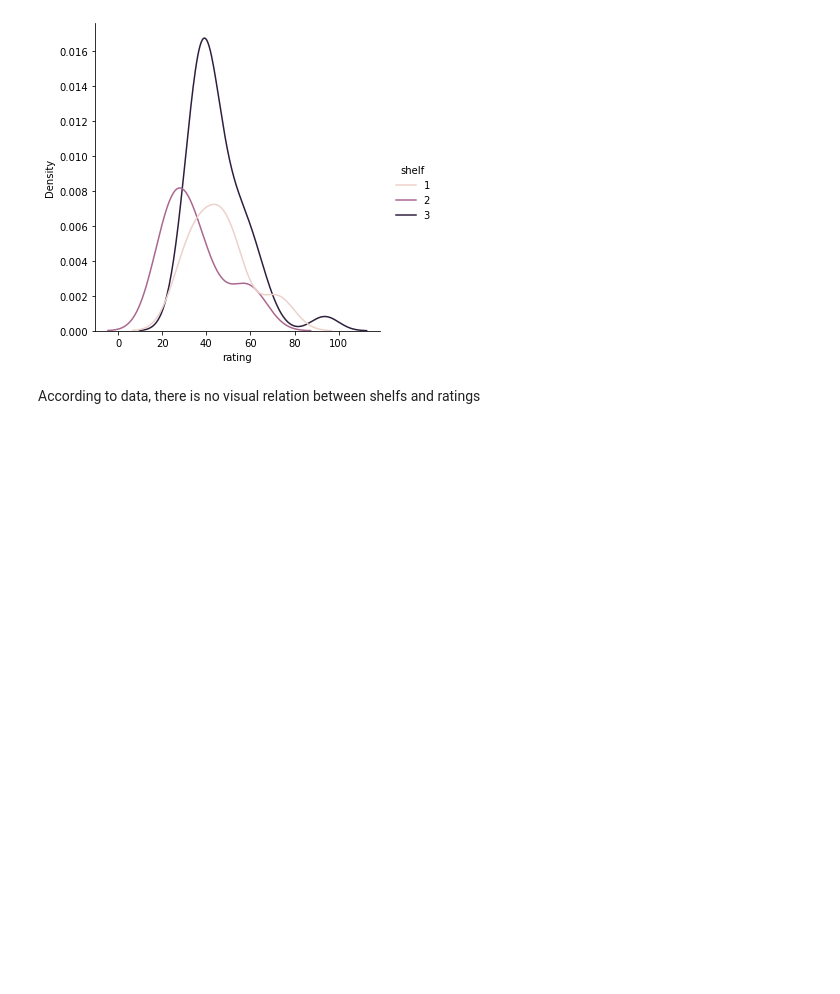
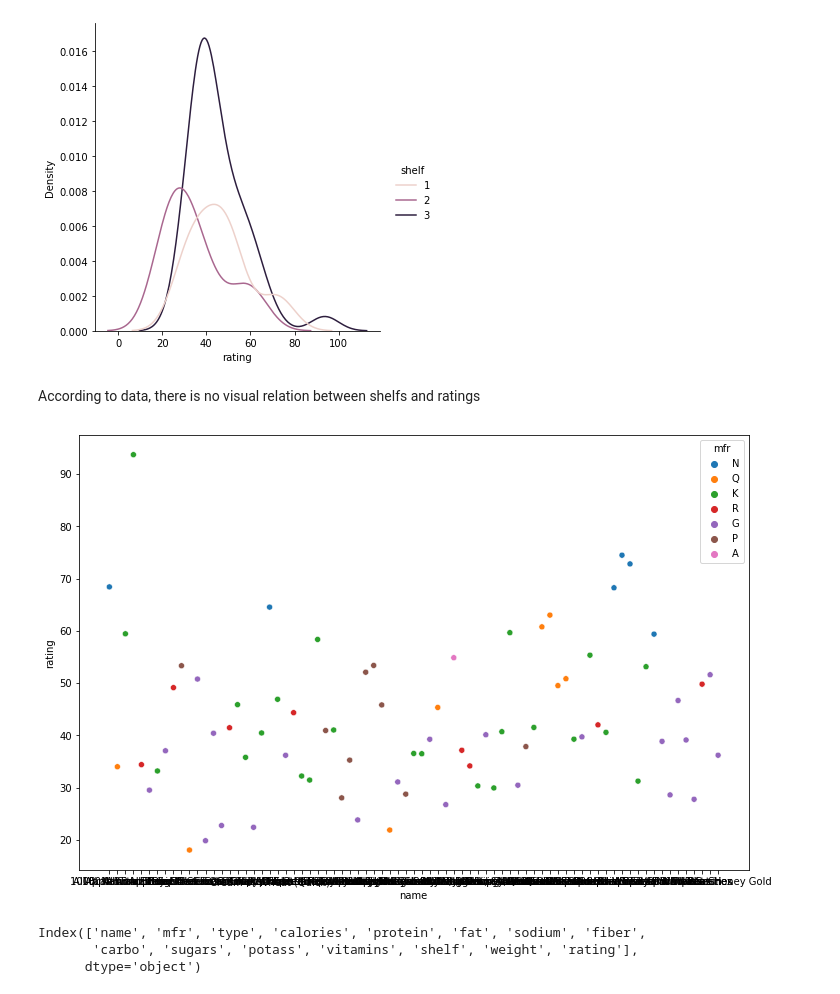
Before and after one commit to thiagocoral/kaggle-projects, a Jupyter notebook: cereal/cereal-notebook.ipynb, the cells around one changed output. Saved outputs shown, nothing was run; the diff lists cells and outputs as text; code cells hidden in the pictures; blank space fills up the shorter version.

```diff
--- a/cereal/cereal-notebook.ipynb
+++ b/cereal/cereal-notebook.ipynb
@@ -244,3 +244,17 @@ sns.displot(data = df,x="rating",hue="shelf",kind="kde")
 [figure]
 # %% [markdown]
 According to data, there is no visual relation between shelfs and ratings
+# %%
+plt.figure(figsize=(12,8))
+sns.scatterplot(data=df,x="name",y="rating",hue="mfr")
+plt.show()
+# %% [output]
+[figure, added]
+# %%
+from sklearn.cluster import KMeans
+from sklearn.preprocessing import LabelEncoder
+df.columns
+# %% [output]
+Index(['name', 'mfr', 'type', 'calories', 'protein', 'fat', 'sodium', 'fiber',
+       'carbo', 'sugars', 'potass', 'vitamins', 'shelf', 'weight', 'rating'],
+      dtype='object')
```
Also changed, not shown: parts of 10 cells of this notebook.
